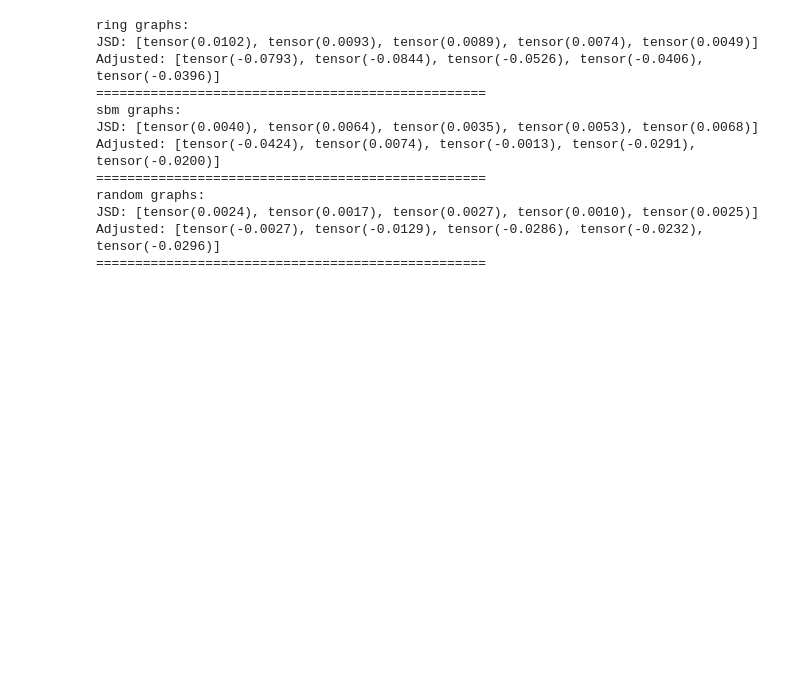
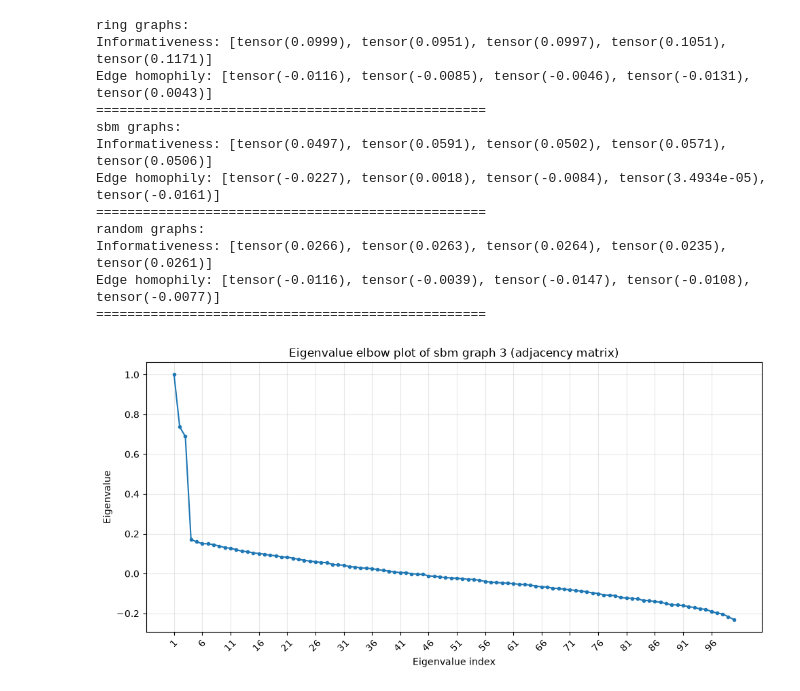
Before and after one commit to lucafrattegiani/graphs, a Jupyter notebook: notebooks/graph_analysis.ipynb, the cells around one changed output. Cells and saved outputs as stored; diff of their text form; code cells hidden in the pictures; blank space fills up the shorter version.

```diff
--- a/notebooks/graph_analysis.ipynb
+++ b/notebooks/graph_analysis.ipynb
@@ -140,23 +106,62 @@ Pagerank: [tensor(0.0017), tensor(0.0021), tensor(0.0014), tensor(0.0024), tenso
 ==================================================
 # %%
 #Homophily coefficients
+distance = "hellinger" #Distance between distributions {"KL", "hellinger"}
+
+if state == "hard":
+    inf_kwargs = {"level" : "class"}
+elif state == "soft":
+    inf_kwargs = {"level" : "node"}
+elif state == "continuous":
+    inf_kwargs = {"distance" : distance,
+              "diagonal" : True}
+
+if state == "hard":
+    edge_kwargs = {}
+elif state == "soft":
+    edge_kwargs = {"method" : "jsd"}
+elif state == "continuous":
+    edge_kwargs = {}
+
 for mode in graph_set.keys():
     print(f"{mode} graphs:")
-    jsd_informativity = [metrics.jsd_informativity(graph) for graph in graph_set[mode]]
-    adj_homophily = [metrics.adjusted_homophily(graph) for graph in graph_set[mode]]
-    print(f"JSD: {jsd_informativity}")
-    print(f"Adjusted: {adj_homophily}")
+    informativeness = [metrics.neighborhood_informativeness(graph, device = device, attributes_type = state, **inf_kwargs) for graph in graph_set[mode]]
+    edge_homophily = [metrics.edge_homophily(graph, attributes_type = state, device = device, **edge_kwargs) for graph in graph_set[mode]]
+    if state != "continuous":
+        adj_homophily = [metrics.adjusted_homophily(graph, attributes_type = state, device = device) for graph in graph_set[mode]]
+
+    print(f"Informativeness: {informativeness}")
+    print(f"Edge homophily: {edge_homophily}")
+    if state != "continuous":
+        print(f"Adjusted: {adj_homophily}")
     print("="*50)
 # %% [output]
 ring graphs:
-JSD: [tensor(0.0102), tensor(0.0093), tensor(0.0089), tensor(0.0074), tensor(0.0049)]
-Adjusted: [tensor(-0.0793), tensor(-0.0844), tensor(-0.0526), tensor(-0.0406), tensor(-0.0396)]
+Informativeness: [tensor(0.0999), tensor(0.0951), tensor(0.0997), tensor(0.1051), tensor(0.1171)]
+Edge homophily: [tensor(-0.0116), tensor(-0.0085), tensor(-0.0046), tensor(-0.0131), tensor(0.0043)]
 ==================================================
 sbm graphs:
-JSD: [tensor(0.0040), tensor(0.0064), tensor(0.0035), tensor(0.0053), tensor(0.0068)]
-Adjusted: [tensor(-0.0424), tensor(0.0074), tensor(-0.0013), tensor(-0.0291), tensor(-0.0200)]
+Informativeness: [tensor(0.0497), tensor(0.0591), tensor(0.0502), tensor(0.0571), tensor(0.0506)]
+Edge homophily: [tensor(-0.0227), tensor(0.0018), tensor(-0.0084), tensor(3.4934e-05), tensor(-0.0161)]
 ==================================================
 random graphs:
-JSD: [tensor(0.0024), tensor(0.0017), tensor(0.0027), tensor(0.0010), tensor(0.0025)]
-Adjusted: [tensor(-0.0027), tensor(-0.0129), tensor(-0.0286), tensor(-0.0232), tensor(-0.0296)]
+Informativeness: [tensor(0.0266), tensor(0.0263), tensor(0.0264), tensor(0.0235), tensor(0.0261)]
+Edge homophily: [tensor(-0.0116), tensor(-0.0039), tensor(-0.0147), tensor(-0.0108), tensor(-0.0077)]
 ==================================================
+# %%
+#Spectral gaps
+mode = "sbm"
+number = 3
+matrix = "adjacency"
+graph = graph_set[mode][number]
+if matrix == "adjacency":
+    adj_matrix = metrics.adjacency_matrix(graph)
+    metrics.plot_elbow(adj_matrix, title = f"Eigenvalue elbow plot of {mode} graph {number} ({matrix} matrix)")
+elif matrix == "laplacian":
+    lap_matrix = metrics.laplacian_matrix(graph)
+    metrics.plot_elbow(lap_matrix, title = f"Eigenvalue elbow plot of {mode} graph {number} ({matrix} matrix)")
+elif matrix == "random_walk":
+    rw_matrix = metrics.random_walk_matrix(graph)
+    metrics.plot_elbow(rw_matrix, title = f"Eigenvalue elbow plot of {mode} graph {number} ({matrix} matrix)", symmetric = False)
+# %% [output]
+[figure, added]
```
Also changed, not shown: parts of 6 cells of this notebook, 30 other files.
